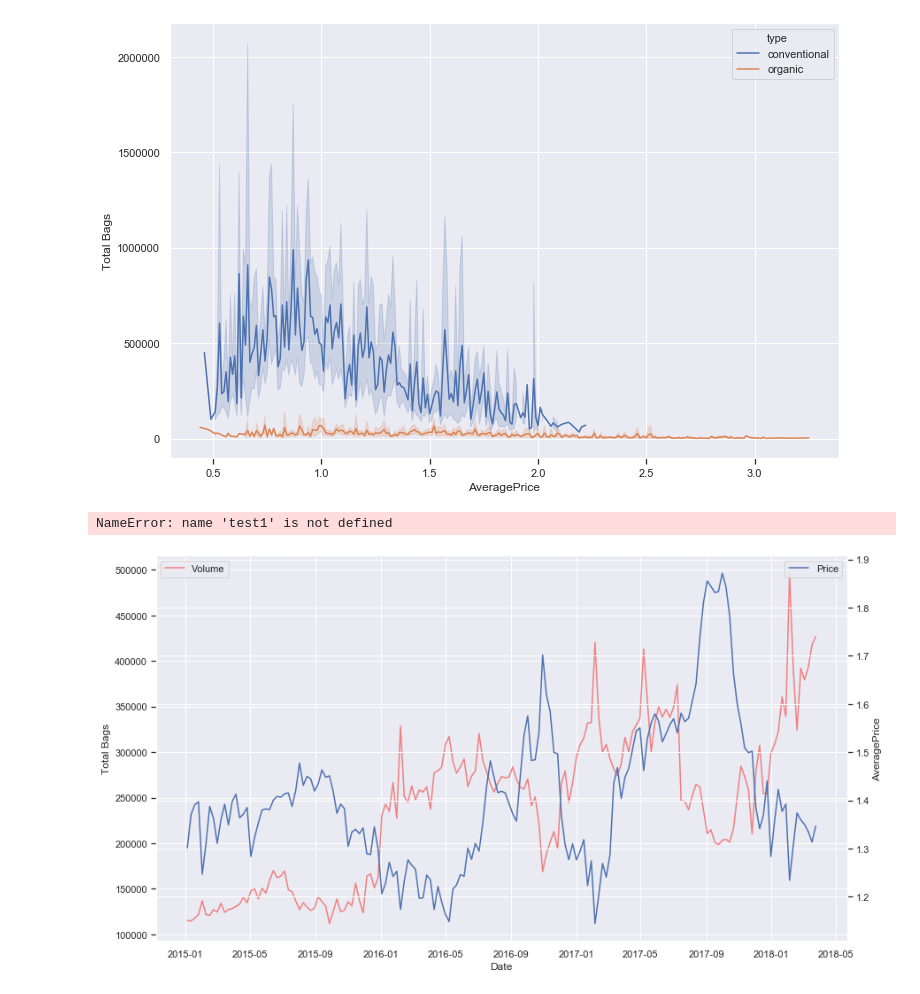
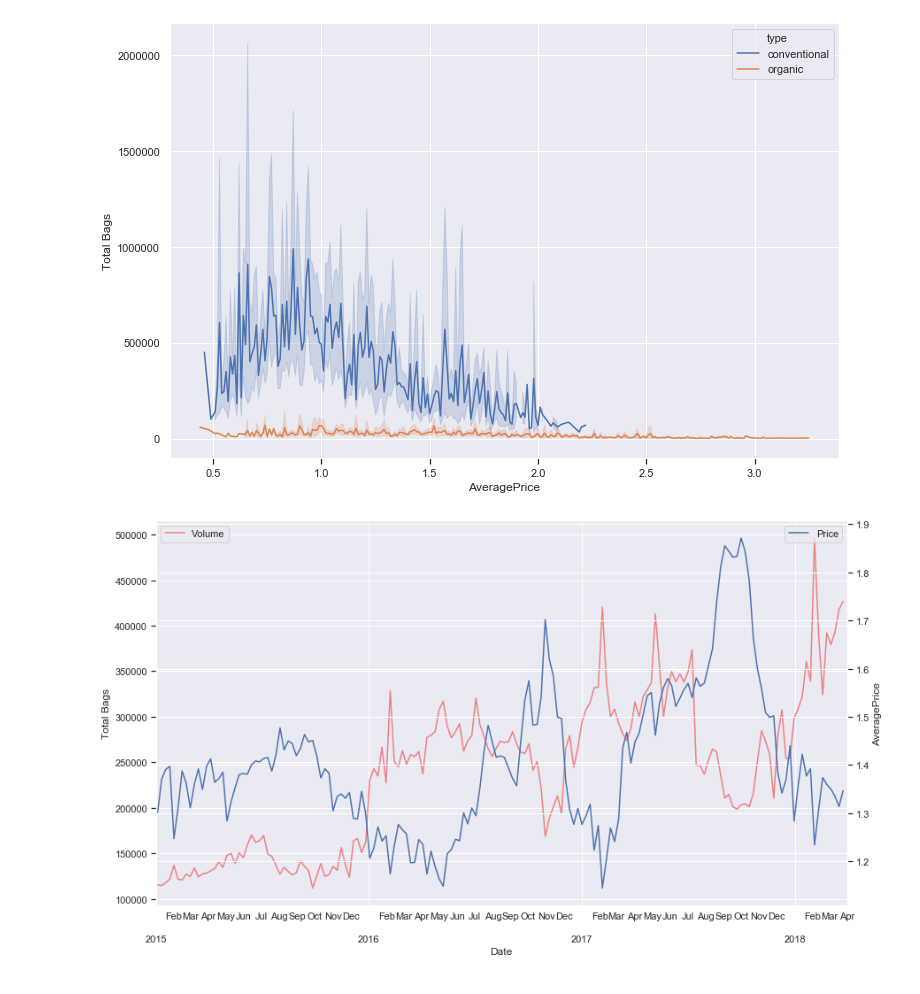
Before and after one commit to kurelaitisk/avocado-data, a Jupyter notebook: avocado.ipynb, the cells around one changed output. Saved outputs shown, nothing was run; the diff lists cells and outputs as text; code cells hidden in the pictures.

```diff
--- a/avocado.ipynb
+++ b/avocado.ipynb
@@ -240,28 +240,27 @@ sns.lineplot(x=avocados_data['AveragePrice'], y=avocados_data['Total Bags'], hue
 # %%
 sns.set(rc={'figure.figsize':(14,8)})
 years = mdates.YearLocator()
 months = mdates.MonthLocator()
 monthsFmt = mdates.DateFormatter('%b')
 yearsFmt = mdates.DateFormatter('\n\n%Y')
 fig12, ax12 = plt.subplots()
 sns.lineplot(x=pd.to_datetime(avocados_data['Date']), y=avocados_data['Total Bags'],color="lightcoral", label='Volume',ci=None)
 ax12 = plt.twinx()
 sns.lineplot(x=pd.to_datetime(avocados_data['Date']), y=avocados_data['AveragePrice'], label='Price',ci=None)
-datemin = np.datetime64(pd.to_datetime(test1['Date']).min(), 'Y')
-datemax = np.datetime64(pd.to_datetime(test1['Date']).max(), 'Y') + np.timedelta64(3, 'M')
+datemin = np.datetime64(pd.to_datetime(avocados_data['Date']).min(), 'Y')
+datemax = np.datetime64(pd.to_datetime(avocados_data['Date']).max(), 'Y') + np.timedelta64(3, 'M')
 ax12.set_xlim(datemin, datemax)
 
 
 ax12.xaxis.set_major_locator(years)
 ax12.xaxis.set_major_formatter(yearsFmt)
 
 
 
 ax12.xaxis.set_minor_locator(months)
 ax12.xaxis.set_minor_formatter(monthsFmt)
 plt.setp(ax12.xaxis.get_minorticklabels(), rotation=90)
 plt.rcParams['xtick.bottom'] = True
 # %% [output]
-NameError: name 'test1' is not defined
-[figure, old version]
+[figure, new version]
 # %%
```
Also changed, not shown: parts of 1 cell of this notebook.
